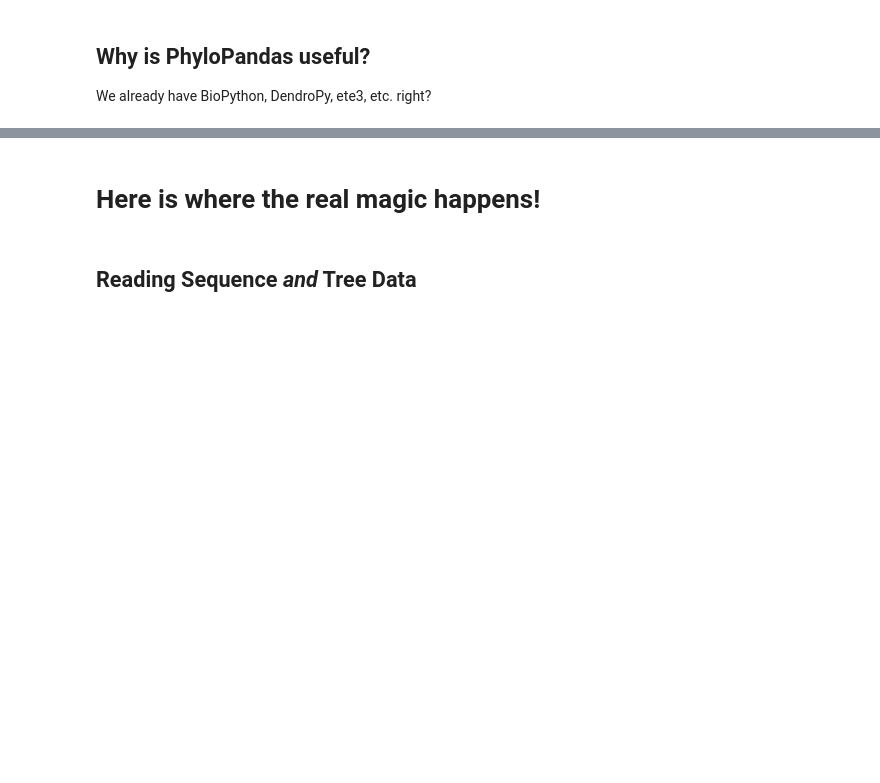
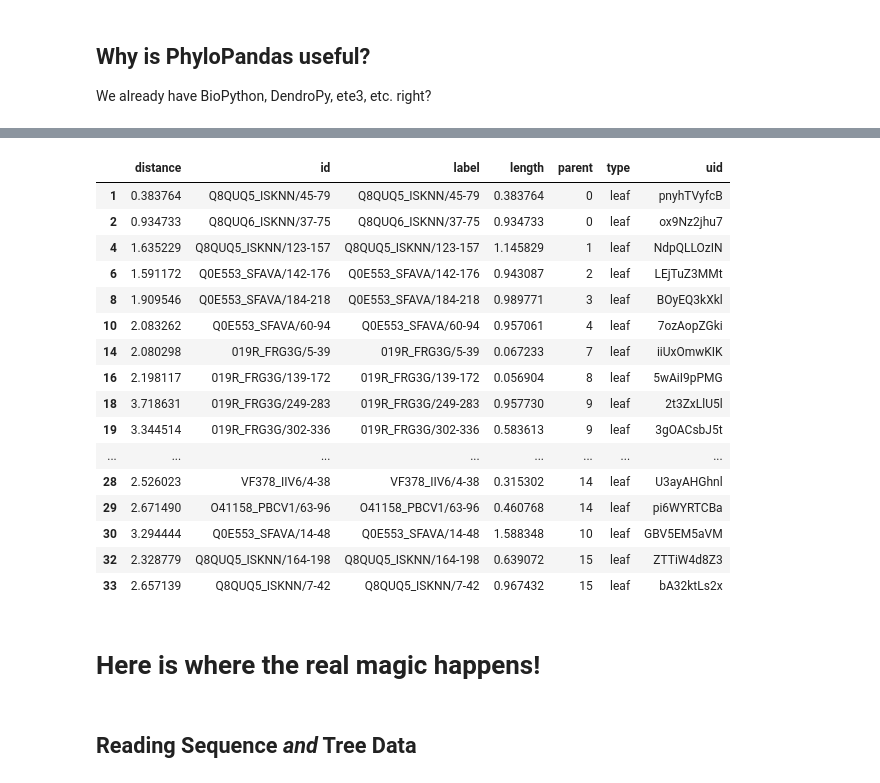
Before and after one commit to Zsailer/phylopandas, a Jupyter notebook: examples/intro-notebook.ipynb, the cells around one changed output, grey strips where cells are left out. Drawn from its saved outputs; the diff is of its cells as text; code cells hidden in the pictures; blank space fills up the shorter version.

```diff
--- a/examples/intro-notebook.ipynb
+++ b/examples/intro-notebook.ipynb
@@ -214,3 +220,23 @@ df.loc[df.type == "leaf"]
+# %%
+df2
+# %% [output]
+|  | distance | id | label | length | parent | type | uid |
+| 1 | 0.383764 | Q8QUQ5_ISKNN/45-79 | Q8QUQ5_ISKNN/45-79 | 0.383764 | 0 | leaf | pnyhTVyfcB |
+| 2 | 0.934733 | Q8QUQ6_ISKNN/37-75 | Q8QUQ6_ISKNN/37-75 | 0.934733 | 0 | leaf | ox9Nz2jhu7 |
+| 4 | 1.635229 | Q8QUQ5_ISKNN/123-157 | Q8QUQ5_ISKNN/123-157 | 1.145829 | 1 | leaf | NdpQLLOzIN |
+| 6 | 1.591172 | Q0E553_SFAVA/142-176 | Q0E553_SFAVA/142-176 | 0.943087 | 2 | leaf | LEjTuZ3MMt |
+| 8 | 1.909546 | Q0E553_SFAVA/184-218 | Q0E553_SFAVA/184-218 | 0.989771 | 3 | leaf | BOyEQ3kXkl |
+| 10 | 2.083262 | Q0E553_SFAVA/60-94 | Q0E553_SFAVA/60-94 | 0.957061 | 4 | leaf | 7ozAopZGki |
+| 14 | 2.080298 | 019R_FRG3G/5-39 | 019R_FRG3G/5-39 | 0.067233 | 7 | leaf | iiUxOmwKIK |
+| 16 | 2.198117 | 019R_FRG3G/139-172 | 019R_FRG3G/139-172 | 0.056904 | 8 | leaf | 5wAiI9pPMG |
+| 18 | 3.718631 | 019R_FRG3G/249-283 | 019R_FRG3G/249-283 | 0.957730 | 9 | leaf | 2t3ZxLlU5l |
+| 19 | 3.344514 | 019R_FRG3G/302-336 | 019R_FRG3G/302-336 | 0.583613 | 9 | leaf | 3gOACsbJ5t |
+| ... | ... | ... | ... | ... | ... | ... | ... |
+| 28 | 2.526023 | VF378_IIV6/4-38 | VF378_IIV6/4-38 | 0.315302 | 14 | leaf | U3ayAHGhnl |
+| 29 | 2.671490 | O41158_PBCV1/63-96 | O41158_PBCV1/63-96 | 0.460768 | 14 | leaf | pi6WYRTCBa |
+| 30 | 3.294444 | Q0E553_SFAVA/14-48 | Q0E553_SFAVA/14-48 | 1.588348 | 10 | leaf | GBV5EM5aVM |
+| 32 | 2.328779 | Q8QUQ5_ISKNN/164-198 | Q8QUQ5_ISKNN/164-198 | 0.639072 | 15 | leaf | ZTTiW4d8Z3 |
+| 33 | 2.657139 | Q8QUQ5_ISKNN/7-42 | Q8QUQ5_ISKNN/7-42 | 0.967432 | 15 | leaf | bA32ktLs2x |
 # %% [markdown]
 # Here is where the real magic happens!
 # %% [markdown]
```
Also changed, not shown: parts of 6 cells of this notebook, 7 other files.
